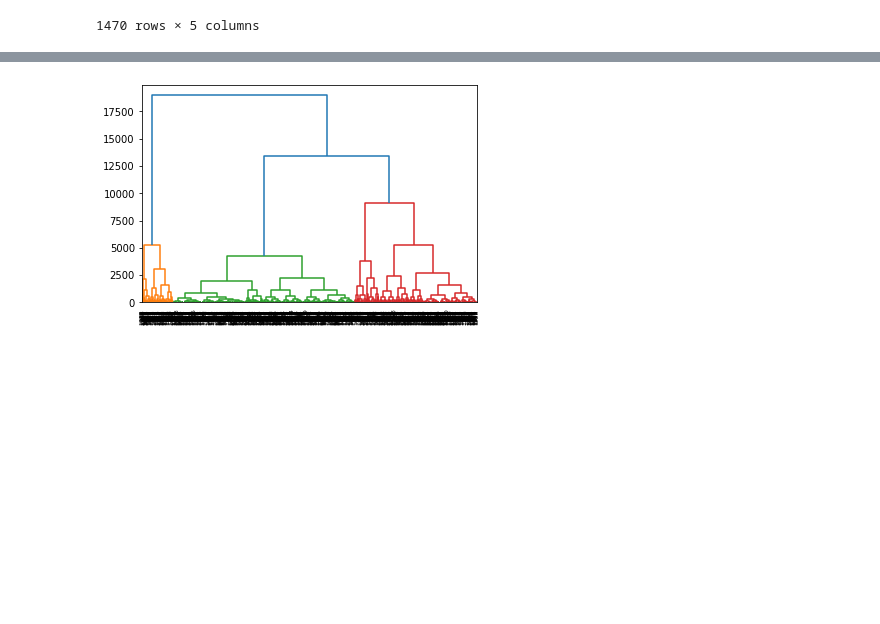
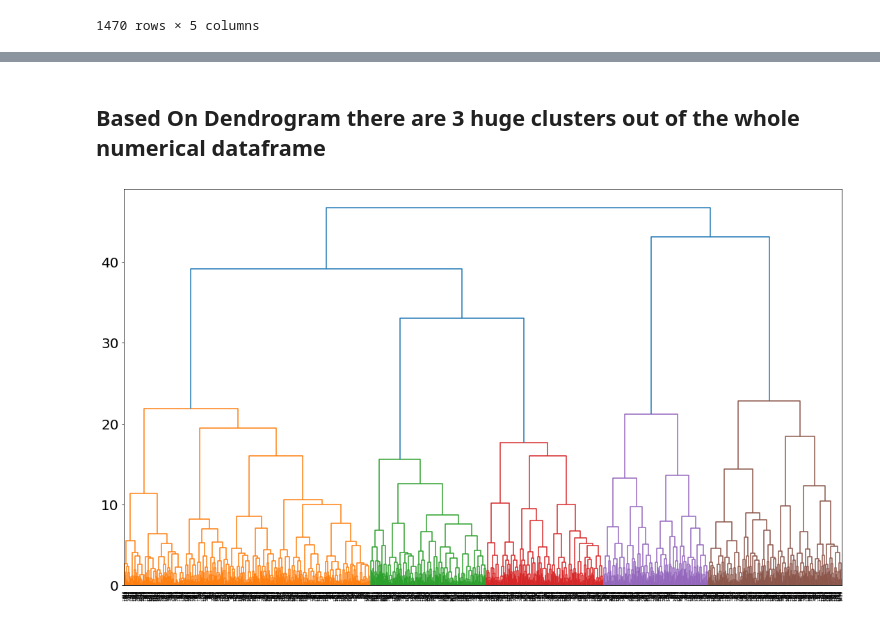
Before and after one commit to JoelPoah/AIMLCA2, a Jupyter notebook: Clustering_PartB/clustering.ipynb, the cells around one changed output, grey strips where cells are left out. Cells and saved outputs as stored; diff of their text form; code cells hidden in the pictures; blank space fills up the shorter version.

```diff
--- a/Clustering_PartB/clustering.ipynb
+++ b/Clustering_PartB/clustering.ipynb
@@ -72,8 +79,9 @@ dtype: int64
 ## I will split the dataframe to numeric and categorical for now
 # %%
 # get columns 0 ,4,5,6,8,9,10,11
-num = cluster.iloc[:,4:7]
+num0 = cluster.iloc[:,0]
+num1 = cluster.iloc[:,4:7]
 num2= cluster.iloc[:,8:11]
-num =pd.concat([num,num2],axis=1)
+num =pd.concat([num0,num1,num2],axis=1)
 num
 # %% [output]
@@ -110,3 +118,17 @@ cat
 | 1468 | Male | Travel_Frequently | Sales | Married | No |
 | 1469 | Male | Travel_Rarely | Research & Development | Married | No |
 1470 rows × 5 columns
+# %%
+#scaling the numerical data
+#scale the 0th 1st and 4th column with standard scaler
+scaler = StandardScaler()
+columns_to_scale1,columns_to_scale2 = num.iloc[:,0:2],num.iloc[:,4]
+columns_to_scale = pd.concat([columns_to_scale1,columns_to_scale2],axis=1)
+columns_to_scale = scaler.fit_transform(columns_to_scale)
+columns_to_scale = pd.DataFrame(columns_to_scale,columns=['Age','Distance_Company_Home_KM','Salary($)'])
+num.drop(['Age','Distance Between Company and Home (KM)','Salary ($)'],axis=1,inplace=True)
+
+# add columns_to_scale to num dataframe
+num = pd.concat([num,columns_to_scale],axis=1)
+num.rename(columns={"Education (1 is lowest, 5 is highest)": "Education","Job Satisfaction (1 is lowest, 4 is highest)":"Job_Satis","Performance Rating (1 is lowest, 4 is highest)":"PerformRating","Work Life Balance (1 is worst, 4 is best)":"WorkLifeBalance"},inplace=True)
+num
@@ -113,16 +149,23 @@ cat
+# %% [markdown]
+## Based On Dendrogram there are 3 huge clusters out of the whole numerical dataframe
 # %%
 # Perform the necessary imports
 from scipy.cluster.hierarchy import linkage, dendrogram
-import matplotlib.pyplot as plt
 
+fig = plt.gcf()
 # Calculate the linkage: mergings
-mergings = linkage(num,method='complete')
+mergings = linkage(num,method='ward')
+
 
 # Plot the dendrogram
 dendrogram(mergings,
            leaf_rotation=90,
            leaf_font_size=6,
+           p = 6
 )
+
+
+fig.set_size_inches(18.5, 10.5)
 plt.show()
 # %% [output]
-[figure, old version]
+[figure, new version]
```
Also changed, not shown: parts of 7 cells of this notebook, 3 other files.
